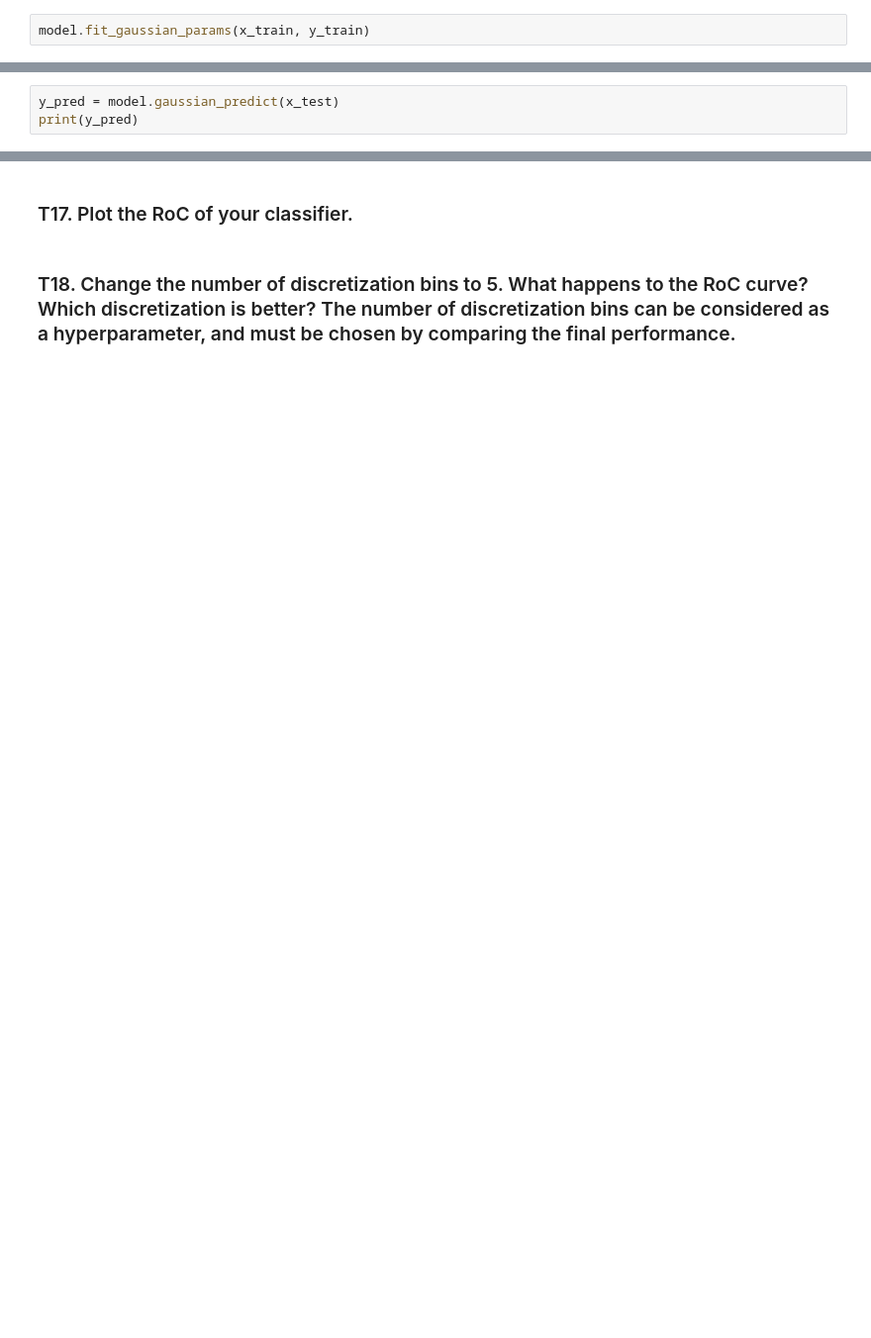
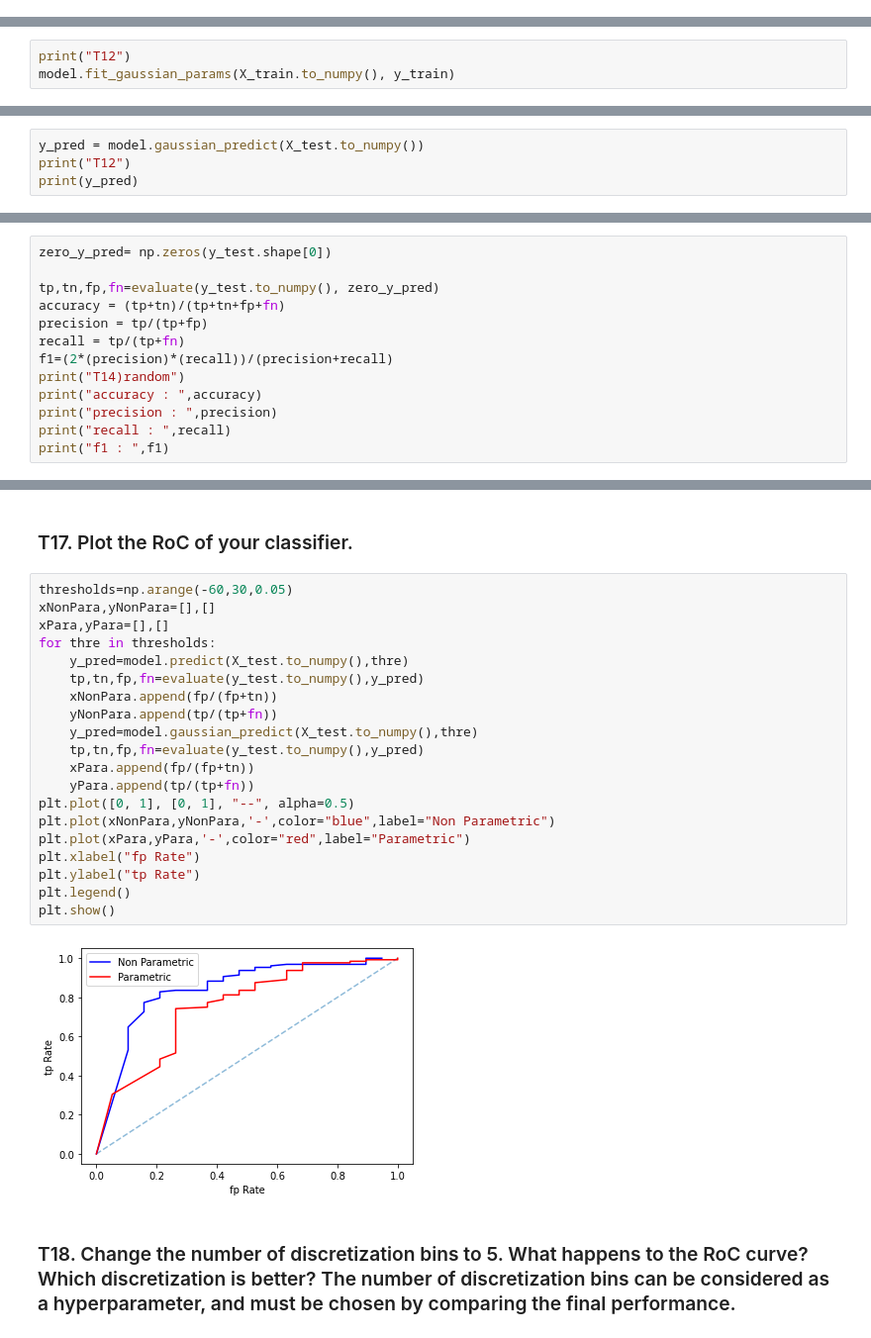
Before and after one commit to Bee0Theepob/Pattern, a Jupyter notebook: HW2/Pattern_HW2_student_2024.ipynb, the cells around one changed output, grey strips where cells are left out. Shown at 99% size. Saved outputs shown, nothing was run; the diff lists cells and outputs as text; blank space fills up the shorter version.

```diff
--- a/HW2/Pattern_HW2_student_2024.ipynb
+++ b/HW2/Pattern_HW2_student_2024.ipynb
@@ -445,4 +439,2 @@ print(evaluate(y_test, y_pred))
 # %% [markdown]
 ### T12. Use the learned distributions to classify the test set. Report the results using the same metric as the previous question.
-# %%
-model.fit_gaussian_params(x_train, y_train)
@@ -466,0 +441,3 @@ model.fit_gaussian_params(x_train, y_train)
+# %%
+print("T12")
+model.fit_gaussian_params(X_train.to_numpy(), y_train)
@@ -515,6 +511,7 @@ Feature : 3
 Mean : 5.0
 STD. : 1.0
 # %%
-y_pred = model.gaussian_predict(x_test)
+y_pred = model.gaussian_predict(X_test.to_numpy())
+print("T12")
 print(y_pred)
 # %% [output]
@@ -528,2 +558,15 @@ ZeroDivisionError: division by zero
 # %% [markdown]
 ### T14. The majority rule is the accuracy if you use the most frequent class from the training set as the classification decision. Report the overall Accuracy. Then, report the Precision, Recall, and F score for attrition prediction using the majority rule baseline.
+# %%
+zero_y_pred= np.zeros(y_test.shape[0])
+
+tp,tn,fp,fn=evaluate(y_test.to_numpy(), zero_y_pred)
+accuracy = (tp+tn)/(tp+tn+fp+fn)
+precision = tp/(tp+fp)
+recall = tp/(tp+fn)
+f1=(2*(precision)*(recall))/(precision+recall)
+print("T14)random")
+print("accuracy : ",accuracy)
+print("precision : ",precision)
+print("recall : ",recall)
+print("f1 : ",f1)
@@ -536,4 +620,26 @@ $ t = np.arange(-5,5,0.05) $
 # %% [markdown]
 ### T17. Plot the RoC of your classifier.
+# %%
+thresholds=np.arange(-60,30,0.05)
+xNonPara,yNonPara=[],[]
+xPara,yPara=[],[]
+for thre in thresholds:
+    y_pred=model.predict(X_test.to_numpy(),thre)
+    tp,tn,fp,fn=evaluate(y_test.to_numpy(),y_pred)
+    xNonPara.append(fp/(fp+tn))
+    yNonPara.append(tp/(tp+fn))
+    y_pred=model.gaussian_predict(X_test.to_numpy(),thre)
+    tp,tn,fp,fn=evaluate(y_test.to_numpy(),y_pred)
+    xPara.append(fp/(fp+tn))
+    yPara.append(tp/(tp+fn))
+plt.plot([0, 1], [0, 1], "--", alpha=0.5)
+plt.plot(xNonPara,yNonPara,'-',color="blue",label="Non Parametric")
+plt.plot(xPara,yPara,'-',color="red",label="Parametric")
+plt.xlabel("fp Rate")
+plt.ylabel("tp Rate")
+plt.legend()
+plt.show()
+# %% [output]
+[figure, added]
 # %% [markdown]
 ### T18. Change the number of discretization bins to 5. What happens to the RoC curve? Which discretization is better? The number of discretization bins can be considered as a hyperparameter, and must be chosen by comparing the final performance.
```
Also changed, not shown: parts of 30 cells of this notebook, 8 other files.
